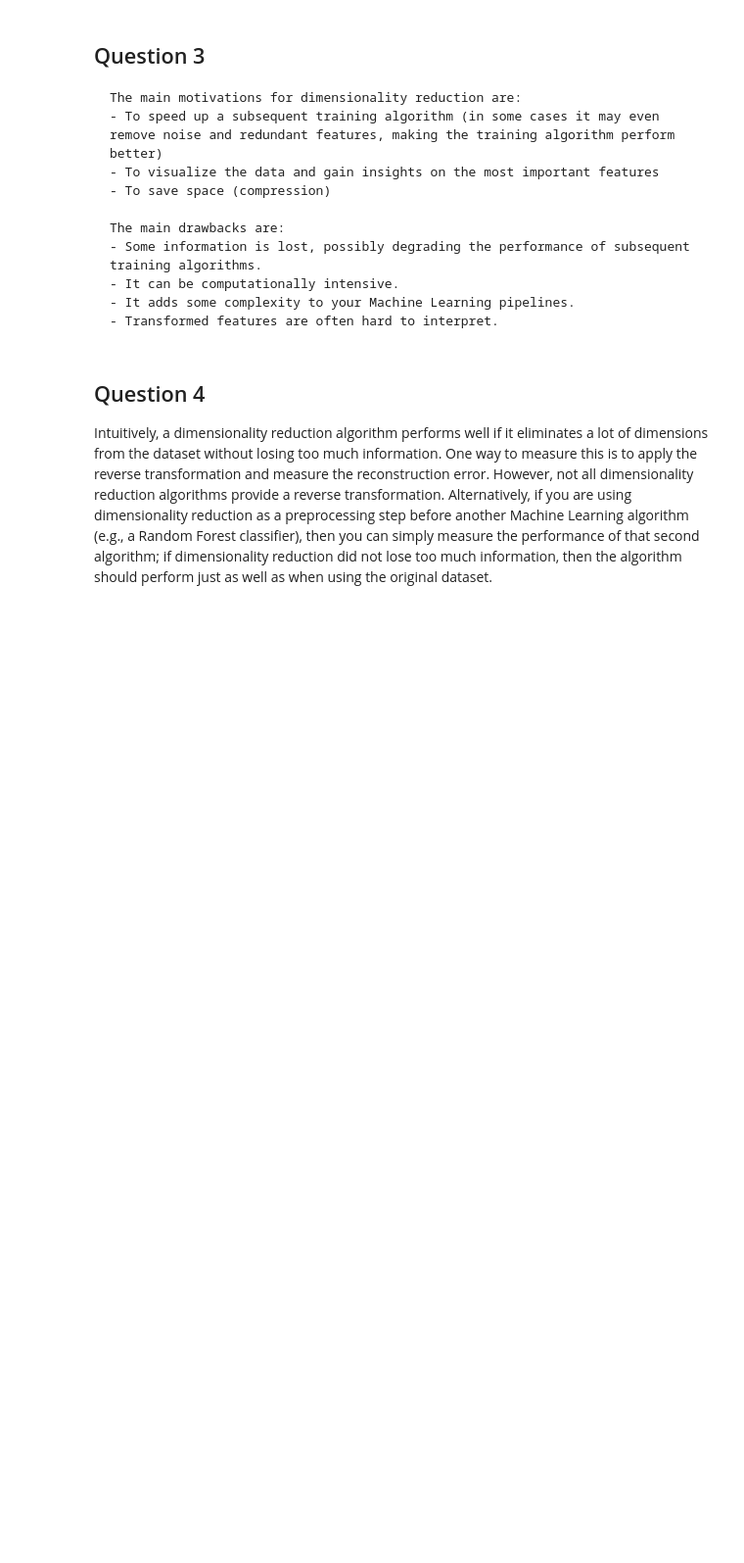
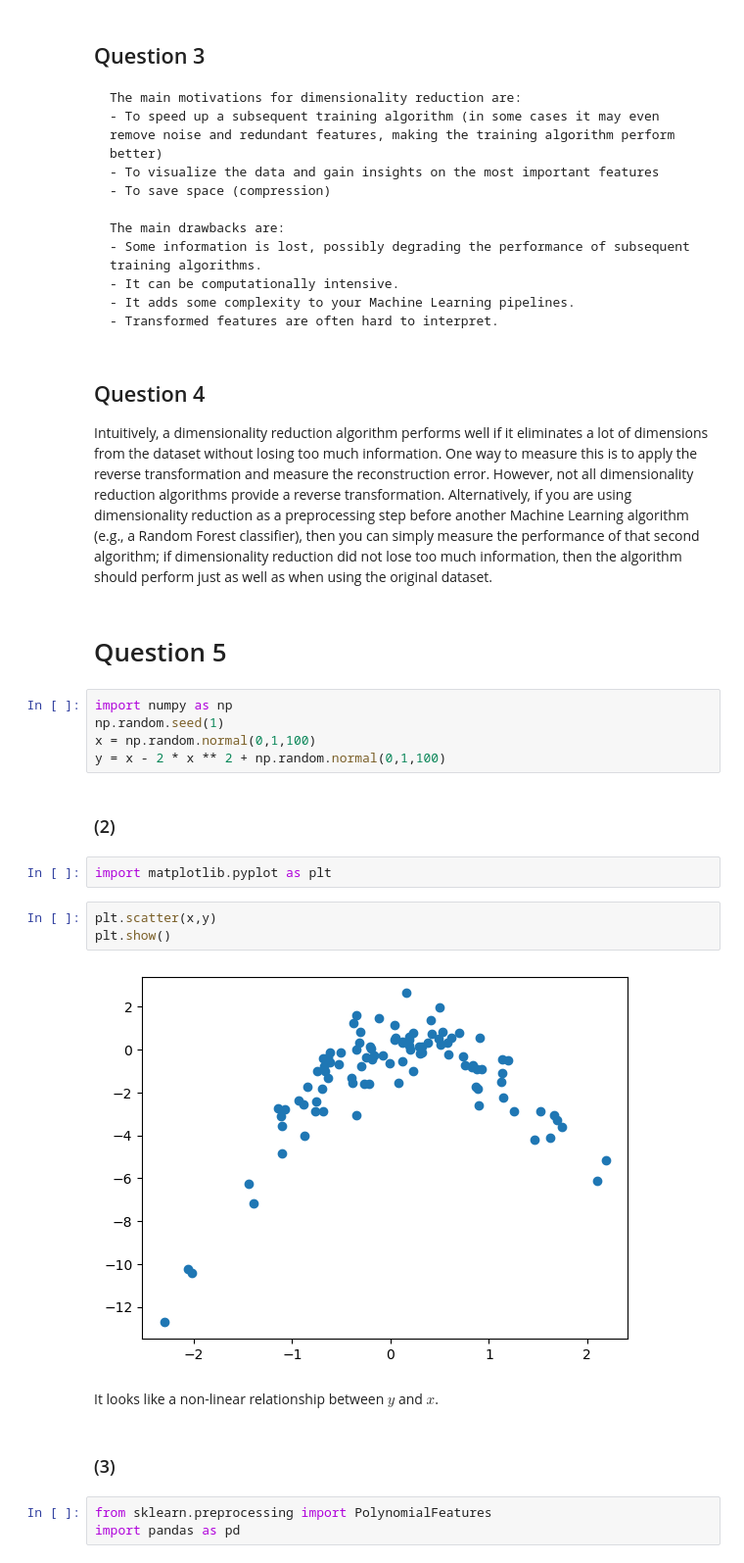
Before and after one commit to YeabinMoonEcon/BUS211, a Jupyter notebook: BUS212_ADA/ps_set/hw4_sol.ipynb, the cells around one changed output. Shown at 98% size. Saved outputs shown, nothing was run; the diff lists cells and outputs as text; blank space fills up the shorter version.

```diff
--- a/BUS212_ADA/ps_set/hw4_sol.ipynb
+++ b/BUS212_ADA/ps_set/hw4_sol.ipynb
@@ -38,3 +38,26 @@ It usually indicates the situation where you’d have more features than observa
 ## Question 4
 
  Intuitively, a dimensionality reduction algorithm performs well if it eliminates a lot of dimensions from the dataset without losing too much information. One way to measure this is to apply the reverse transformation and measure the reconstruction error. However, not all dimensionality reduction algorithms provide a reverse transformation. Alternatively, if you are using dimensionality reduction as a preprocessing step before another Machine Learning algorithm (e.g., a Random Forest classifier), then you can simply measure the performance of that second algorithm; if dimensionality reduction did not lose too much information, then the algorithm should perform just as well as when using the original dataset.
+# %% [markdown]
+# Question 5
+# %%
+import numpy as np
+np.random.seed(1)
+x = np.random.normal(0,1,100)
+y = x - 2 * x ** 2 + np.random.normal(0,1,100)
+# %% [markdown]
+### (2)
+# %%
+import matplotlib.pyplot as plt
+# %%
+plt.scatter(x,y)
+plt.show()
+# %% [output]
+[figure, added]
+# %% [markdown]
+It looks like a non-linear relationship between $y$ and $x$.
+# %% [markdown]
+### (3)
+# %%
+from sklearn.preprocessing import PolynomialFeatures
+import pandas as pd
```
Also changed, not shown: parts of 39 cells of this notebook, 2 other files.
